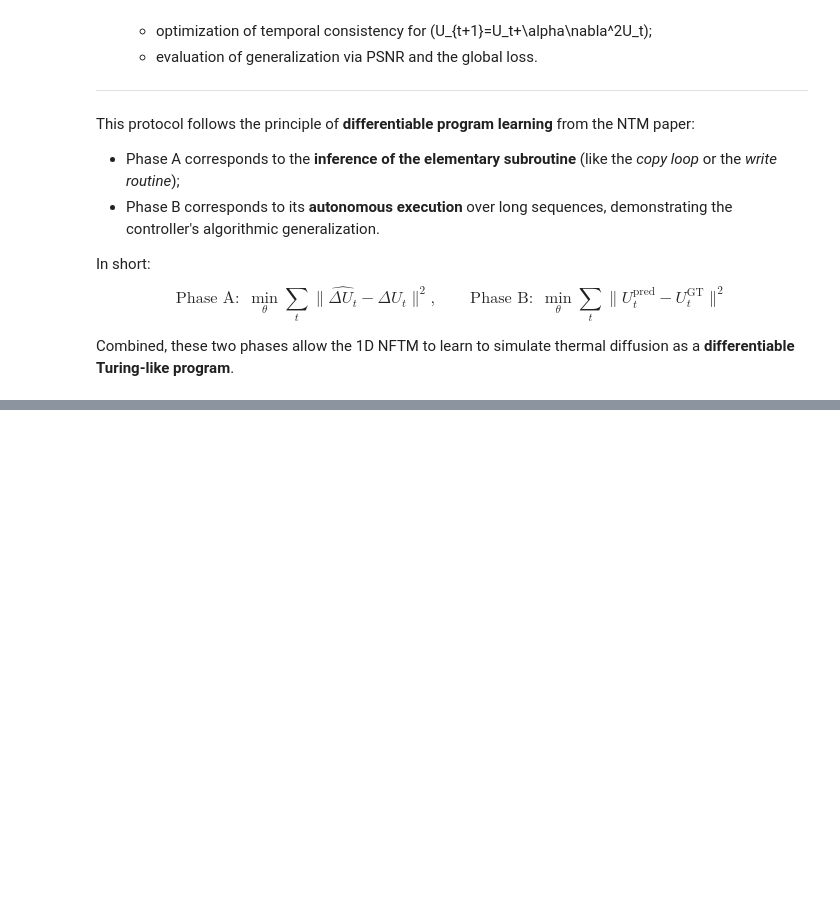
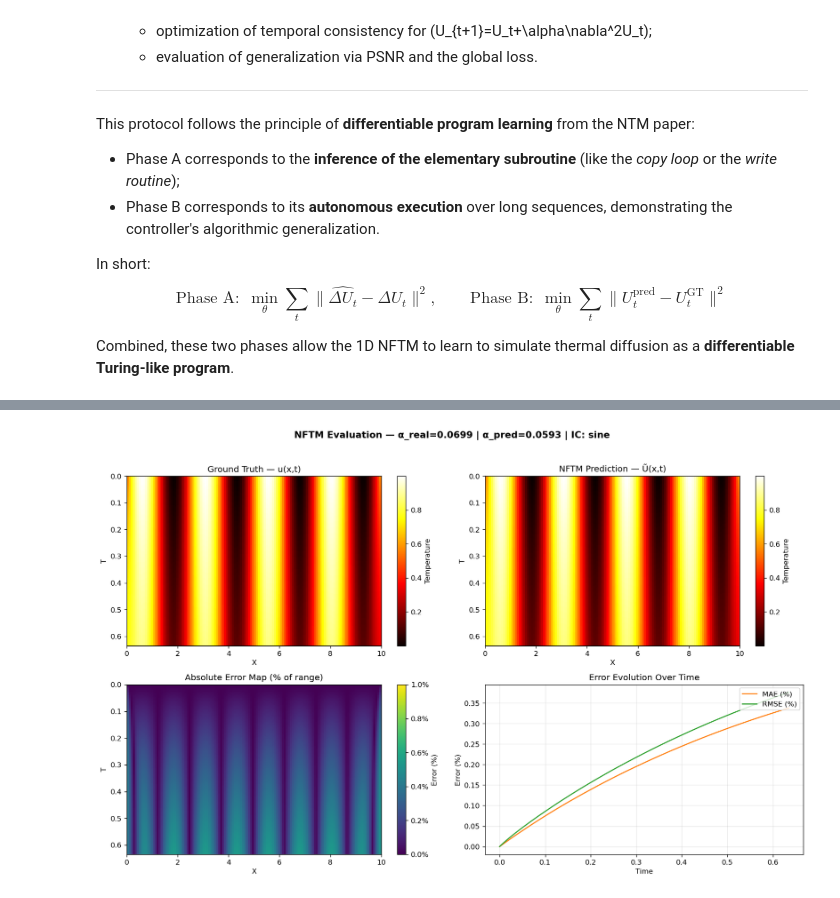
Before and after one commit to Samuel-Chapuis/NFTM-Fork, a Jupyter notebook: NFTM_for_Physic/thermal_sim.ipynb, the cells around one changed output, grey strips where cells are left out. Cells and saved outputs as stored; diff of their text form; code cells hidden in the pictures; blank space fills up the shorter version.

Commit message:
fix(1dThermal): plots

```diff
--- a/NFTM_for_Physic/thermal_sim.ipynb
+++ b/NFTM_for_Physic/thermal_sim.ipynb
@@ -980,0 +921,91 @@ Saved percentage error plot to: error_over_time_percent.png
+# %%
+grid_vis = Grid1D(
+    nb_points_x=len(x),
+    x_max=float(x.max()),
+    nb_points_t=len(t),
+    dt=dt_vis
+)
+
+fig, axs = plt.subplots(2, 2, figsize=(14, 9), dpi=120)
+fig.suptitle(
+    f"NFTM Evaluation — α_real={alpha_gt:.4f} | α_pred={alpha_pred:.4f} | IC: {tag}",
+    fontsize=13, fontweight="bold"
+)
+
+# --- 1. Ground truth ---
+im0 = axs[0, 0].imshow(
+    U_np,
+    extent=[grid_vis.X.min(), grid_vis.X.max(), grid_vis.T.max(), grid_vis.T.min()],
+    cmap='hot',
+    interpolation='nearest',
+    aspect='auto',
+    origin='upper'
+)
+axs[0, 0].set_title("Ground Truth — u(x,t)")
+axs[0, 0].set_xlabel("X")
+axs[0, 0].set_ylabel("T")
+fig.colorbar(im0, ax=axs[0, 0], label="Temperature")
+
+# --- 2. NFTM prediction ---
+im1 = axs[0, 1].imshow(
+    pred,
+    extent=[grid_vis.X.min(), grid_vis.X.max(), grid_vis.T.max(), grid_vis.T.min()],
+    cmap='hot',
+    interpolation='nearest',
+    aspect='auto',
+    origin='upper'
+)
+axs[0, 1].set_title("NFTM Prediction — Ũ(x,t)")
+axs[0, 1].set_xlabel("X")
+axs[0, 1].set_ylabel("T")
+fig.colorbar(im1, ax=axs[0, 1], label="Temperature")
+
+# --- 3. Error map (%)
+vmin, vmax = error.min(), error.max()
+# Étend légèrement la plage pour éviter que vmax soit coupé
+vmin = 0
+vmax = np.ceil(vmax * 1.05)
+
+im2 = axs[1, 0].imshow(
+    error,
+    extent=[grid_vis.X.min(), grid_vis.X.max(), grid_vis.T.max(), grid_vis.T.min()],
+    cmap='viridis',
+    interpolation='nearest',
+    aspect='auto',
+    origin='upper',
+    vmin=vmin,
+    vmax=vmax
+)
+axs[1, 0].set_title("Absolute Error Map (% of range)")
+axs[1, 0].set_xlabel("X")
+axs[1, 0].set_ylabel("T")
+
+# --- Colorbar avec ticks en % ---
+cbar2 = fig.colorbar(im2, ax=axs[1, 0], label="Error (%)")
+
+# Choisit automatiquement le bon format d'affichage
+ticks = cbar2.get_ticks()
+if vmax <= 1:
+    cbar2.set_ticklabels([f"{t:.1f}%" for t in ticks])  # 1 décimale si petite erreur
+else:
+    cbar2.set_ticklabels([f"{t:.0f}%" for t in ticks])  # entiers sinon
+
+
+
+# --- 4. Error over time ---
+axs[1, 1].plot(t, mae_time,  label="MAE (%)",  color="C1", linewidth=1.5)
+axs[1, 1].plot(t, rmse_time, label="RMSE (%)", color="C2", linewidth=1.5)
+axs[1, 1].set_xlabel("Time")
+axs[1, 1].set_ylabel("Error (%)")
+axs[1, 1].set_title("Error Evolution Over Time")
+axs[1, 1].grid(alpha=0.3)
+axs[1, 1].legend(loc="upper right")
+
+plt.tight_layout(rect=[0, 0, 1, 0.96])  # pour éviter le chevauchement avec le titre
+out_path = "combined_evaluation.png"
+plt.savefig(out_path, bbox_inches="tight")
+plt.show()
+
+print(f"✓ Combined evaluation plot saved to {out_path}")
+# %% [output]
+[figure, added]
```
Also changed, not shown: parts of 10 cells of this notebook, 1 other file.
